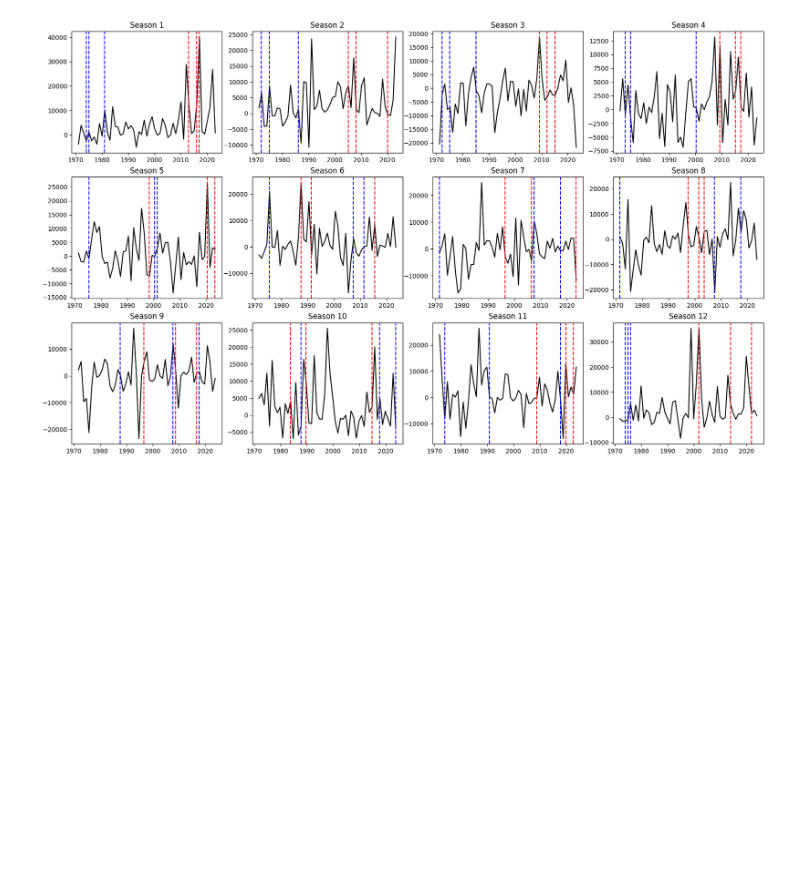
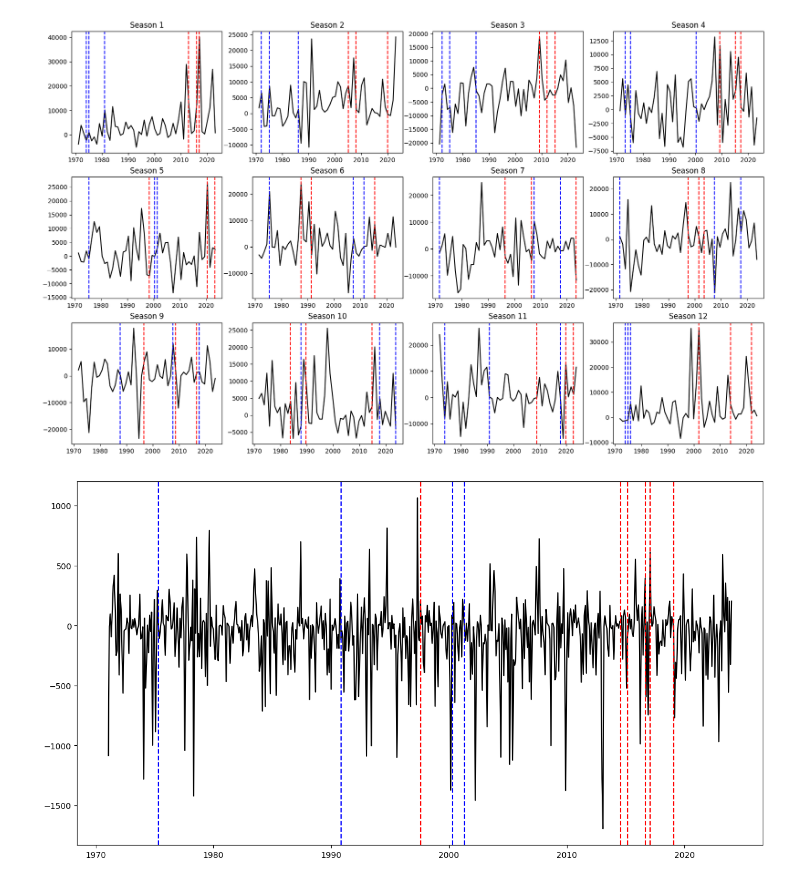
Before and after one commit to martinpavez/data, a Jupyter notebook: hw_extra/notebooks_features/dot_exploration.ipynb, the cells around one changed output. Saved outputs shown, nothing was run; the diff lists cells and outputs as text; code cells hidden in the pictures; blank space fills up the shorter version.

```diff
--- a/hw_extra/notebooks_features/dot_exploration.ipynb
+++ b/hw_extra/notebooks_features/dot_exploration.ipynb
@@ -315,0 +340,23 @@ for season, dates in non_hws_dates.items():
+# %%
+b = adv_data.sel(time=timestamp_hw).adv.to_numpy().reshape(adv_data.sizes["latitude"], adv_data.sizes["longitude"])
+# %%
+vector_hw = b.flatten()
+# %%
+timeserie = []
+for time_element in data_850.adv:
+    box = boxes_chile_adv["advection_chile"]
+    b_data = time_element.sel(longitude=slice(box[0], box[1]), latitude=slice(box[2],box[3]))
+    element = b_data.to_numpy().reshape(b_data.sizes["latitude"], b_data.sizes["longitude"])
+    timeserie.append(np.dot(vector_hw, element.flatten()))
+# %%
+high_hws_dates = ["2015-03-01", "2016-09-01", "1997-08-01", "2017-02-01", "2019-02-01", "2014-08-01"]
+low_hws_date = ["2000-05-01", "1990-11-01", "2001-05-01", "1975-05-01"]
+# %%
+fig, axs = plt.subplots(figsize=(15,8))
+axs.plot(data_850.time, timeserie, c="black")
+for date in high_hws_dates:
+    axs.axvline(pd.to_datetime(date), color="red", ls='--')
+for date in low_hws_date:
+    axs.axvline(pd.to_datetime(date), color="blue", ls='--')
+# %% [output]
+[figure, added]
```
Also changed, not shown: parts of 12 cells of this notebook, 7 other files.
